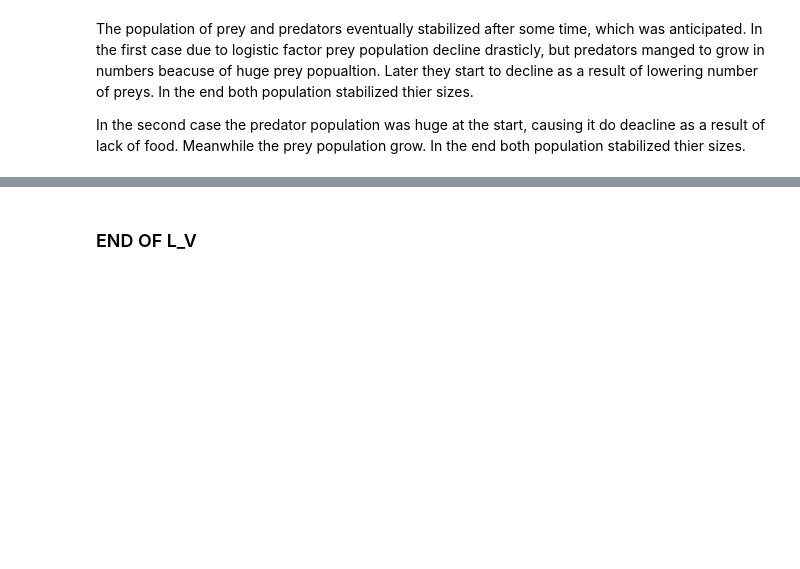
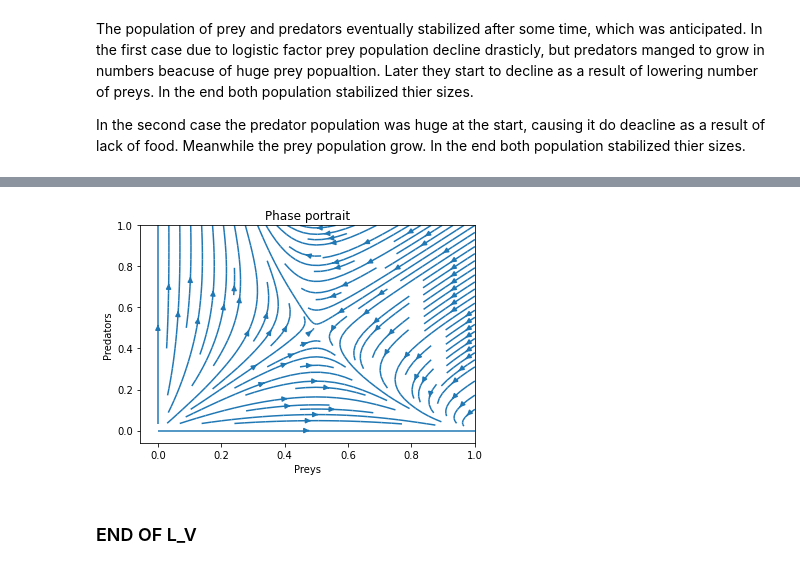
Before and after one commit to Deneverhad/Lotka, a Jupyter notebook: Lotka-Voltera.ipynb, the cells around one changed output, grey strips where cells are left out. Cells and saved outputs as stored; diff of their text form; code cells hidden in the pictures; blank space fills up the shorter version.

```diff
--- a/Lotka-Voltera.ipynb
+++ b/Lotka-Voltera.ipynb
@@ -260,3 +210,16 @@ Sformułujemy najpierw następujące stwierdzenie.
+# %%
+r= 1.0; s = 1.0
+k1 = 1.0; k2 = 1.0
+a1 = 1.0; a2 = 1.0
+
+#F -> (t, N, P)
+functions = [lambda F: F[1] * r * (1 - F[1] / k1) - F[1] * F[2] * a1,
+             lambda F: F[2] * s * (1 - F[1] / k2) - F[1] * F[2] * a2]
+# %%
+### PHASE PORTAIT
+phase_plot(functions, 1, 10)
+# %% [output]
+[figure, added]
 # %% [markdown]
 ### END OF L_V
 # %% [markdown]
```
Also changed, not shown: parts of 7 cells of this notebook.
